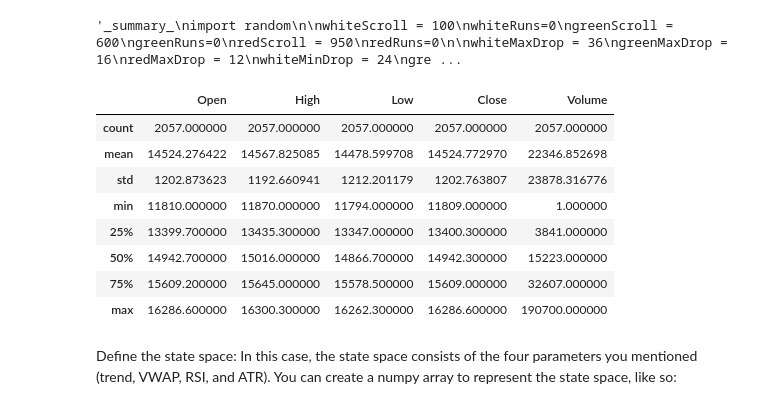
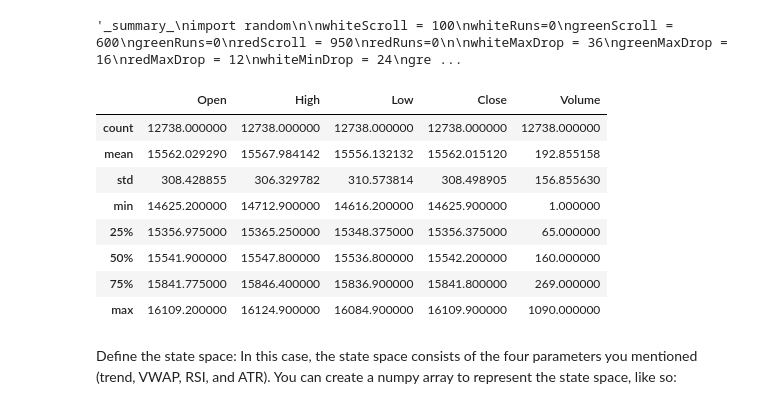
Before and after one commit to Zittoxic/MyGreedyBot, a Jupyter notebook: maxed.ipynb, the cells around one changed output. Cells and saved outputs as stored; diff of their text form; code cells hidden in the pictures.

```diff
--- a/maxed.ipynb
+++ b/maxed.ipynb
@@ -218,21 +218,21 @@ print("All scrolls collected in", numRuns, "runs")
 '_summary_\nimport random\n\nwhiteScroll = 100\nwhiteRuns=0\ngreenScroll = 600\ngreenRuns=0\nredScroll = 950\nredRuns=0\n\nwhiteMaxDrop = 36\ngreenMaxDrop = 16\nredMaxDrop = 12\nwhiteMinDrop = 24\ngre ...
 # %%
 # Read the CSV file into a DataFrame
-df = pd.read_csv('dax_4H.csv')
+df = pd.read_csv('DE.30+5.csv')
 
 # View the first few rows of the DataFrame
 
 #print(df.head())
 df.describe()
 # %% [output]
 |  | Open | High | Low | Close | Volume |
-| count | 2057.000000 | 2057.000000 | 2057.000000 | 2057.000000 | 2057.000000 |
-| mean | 14524.276422 | 14567.825085 | 14478.599708 | 14524.772970 | 22346.852698 |
-| std | 1202.873623 | 1192.660941 | 1212.201179 | 1202.763807 | 23878.316776 |
-| min | 11810.000000 | 11870.000000 | 11794.000000 | 11809.000000 | 1.000000 |
-| 25% | 13399.700000 | 13435.300000 | 13347.000000 | 13400.300000 | 3841.000000 |
-| 50% | 14942.700000 | 15016.000000 | 14866.700000 | 14942.300000 | 15223.000000 |
-| 75% | 15609.200000 | 15645.000000 | 15578.500000 | 15609.000000 | 32607.000000 |
-| max | 16286.600000 | 16300.300000 | 16262.300000 | 16286.600000 | 190700.000000 |
+| count | 12738.000000 | 12738.000000 | 12738.000000 | 12738.000000 | 12738.000000 |
+| mean | 15562.029290 | 15567.984142 | 15556.132132 | 15562.015120 | 192.855158 |
+| std | 308.428855 | 306.329782 | 310.573814 | 308.498905 | 156.855630 |
+| min | 14625.200000 | 14712.900000 | 14616.200000 | 14625.900000 | 1.000000 |
+| 25% | 15356.975000 | 15365.250000 | 15348.375000 | 15356.375000 | 65.000000 |
+| 50% | 15541.900000 | 15547.800000 | 15536.800000 | 15542.200000 | 160.000000 |
+| 75% | 15841.775000 | 15846.400000 | 15836.900000 | 15841.800000 | 269.000000 |
+| max | 16109.200000 | 16124.900000 | 16084.900000 | 16109.900000 | 1090.000000 |
 # %% [markdown]
 Define the state space: In this case, the state space consists of the four parameters you mentioned (trend, VWAP, RSI, and ATR). You can create a numpy array to represent the state space, like so:
```
Also changed, not shown: parts of 26 cells of this notebook, 3 other files.
